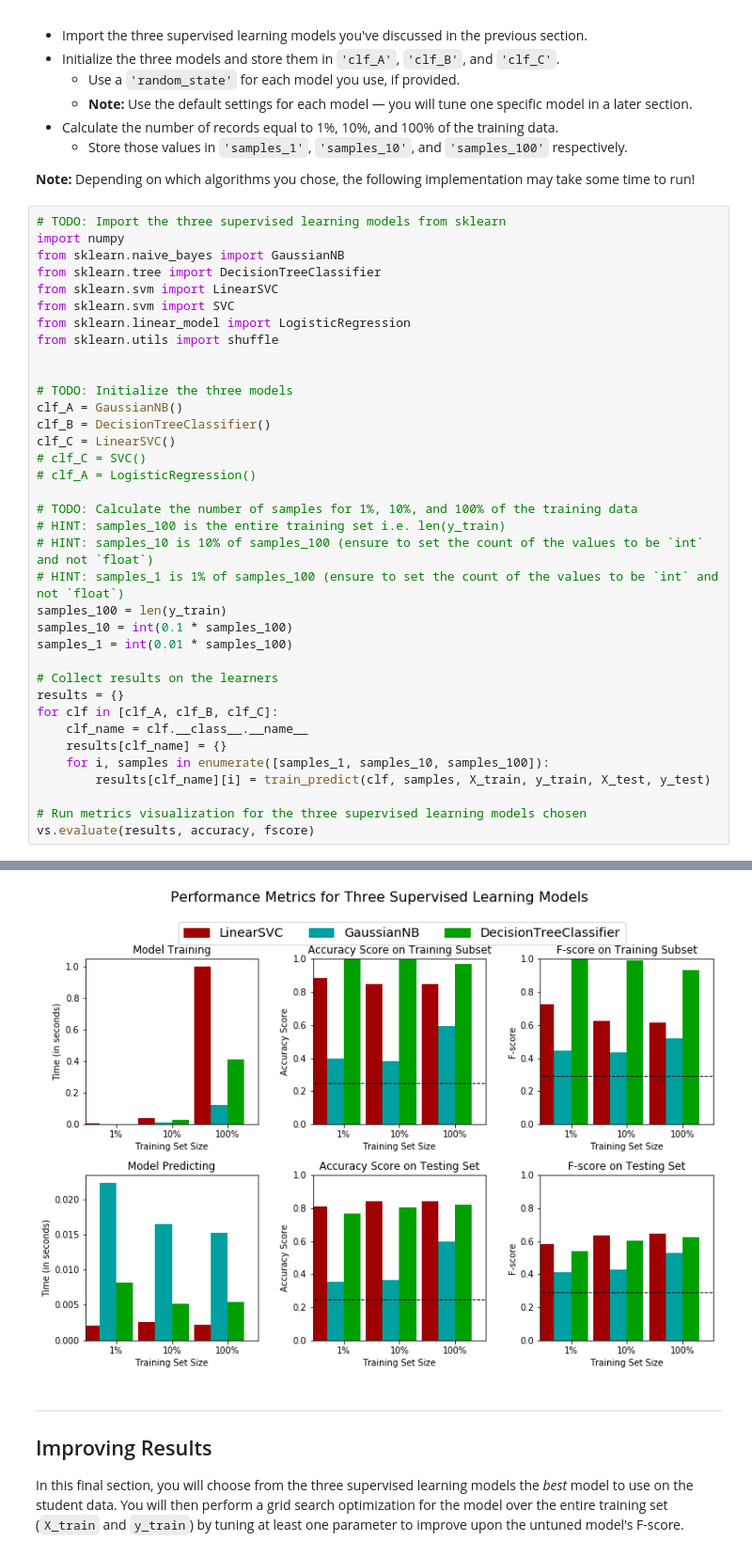
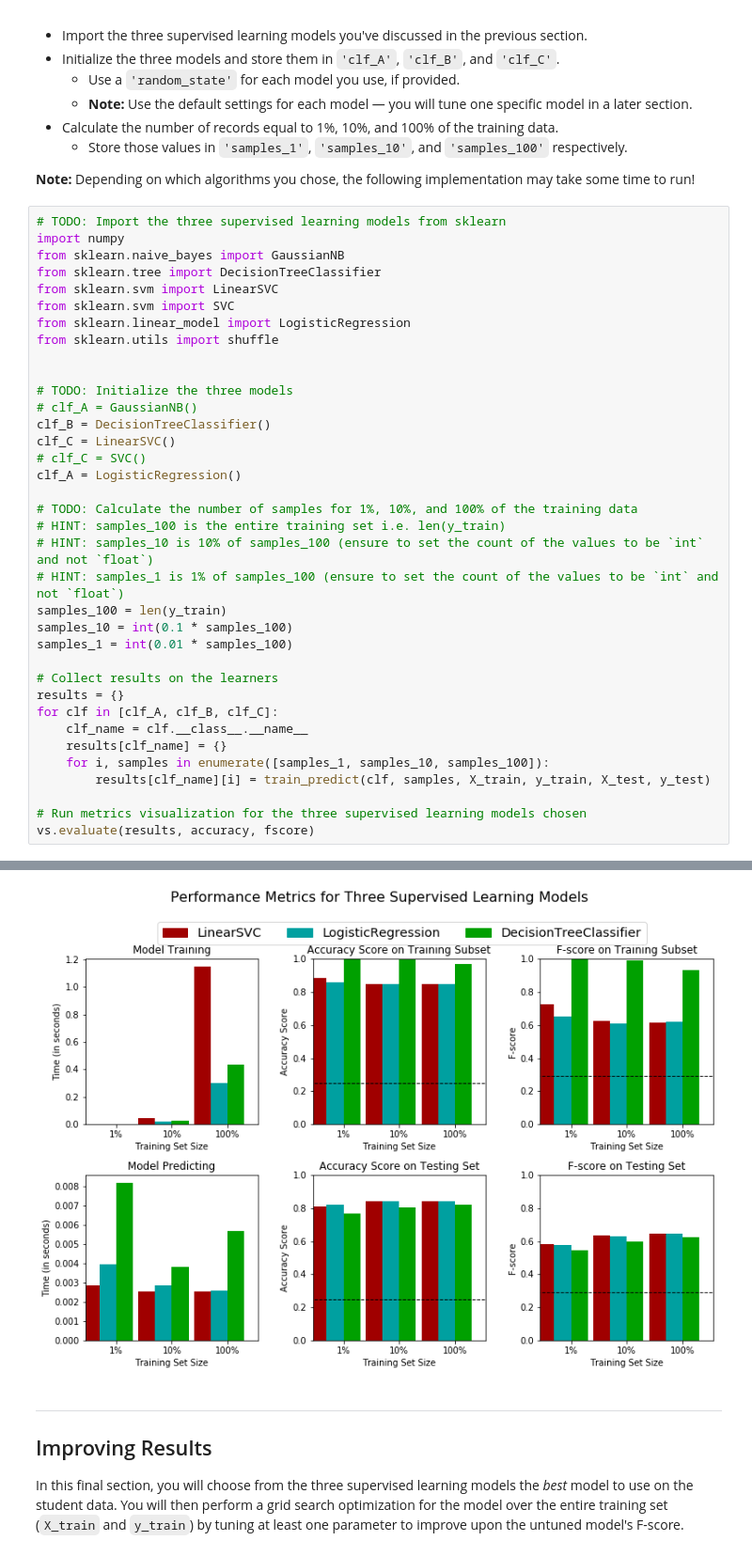
Before and after one commit to niccottrell/machine-learning, a Jupyter notebook: projects/finding_donors/finding_donors.ipynb, the cells around one changed output, grey strips where cells are left out. Shown at 94% size. Drawn from its saved outputs; the diff is of its cells as text.

```diff
--- a/projects/finding_donors/finding_donors.ipynb
+++ b/projects/finding_donors/finding_donors.ipynb
@@ -549,11 +549,11 @@ from sklearn.utils import shuffle
 
 
 # TODO: Initialize the three models
-clf_A = GaussianNB()
+# clf_A = GaussianNB()
 clf_B = DecisionTreeClassifier()
 clf_C = LinearSVC()
 # clf_C = SVC()
-# clf_A = LogisticRegression()
+clf_A = LogisticRegression()
 
 # TODO: Calculate the number of samples for 1%, 10%, and 100% of the training data
 # HINT: samples_100 is the entire training set i.e. len(y_train)
@@ -590,8 +590,8 @@ About to train 361 samples with DecisionTreeClassifier(class_weight=None, criter
      intercept_scaling=1, loss='squared_hinge', max_iter=1000,
      multi_class='ovr', penalty='l2', random_state=None, tol=0.0001,
      verbose=0)
 LinearSVC trained on 36177 samples.
-[figure, old version]
+[figure, new version]
 # %% [markdown]
 ----
 ## Improving Results
```
Also changed, not shown: parts of 8 cells of this notebook.
